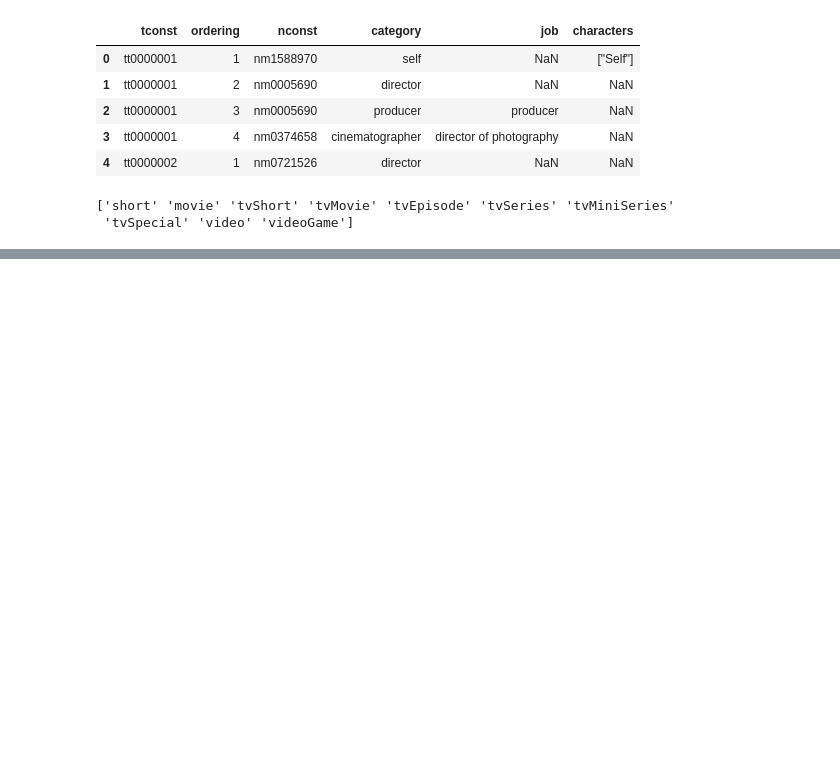
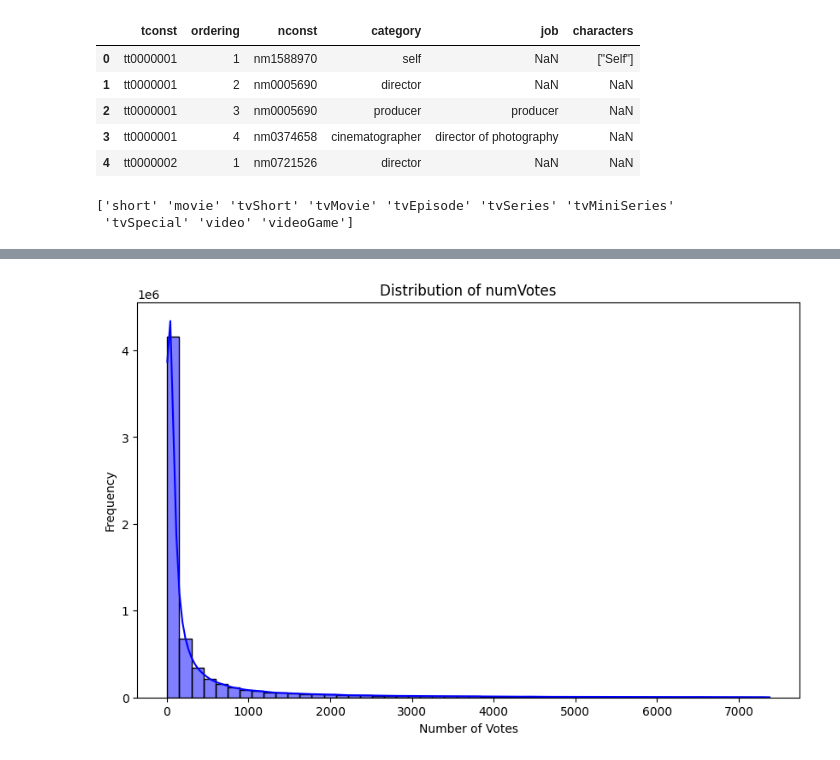
Before and after one commit to saskarov/python-project, a Jupyter notebook: modules/data_import.ipynb, the cells around one changed output, grey strips where cells are left out. Cells and saved outputs as stored; diff of their text form; code cells hidden in the pictures; blank space fills up the shorter version.

```diff
--- a/modules/data_import.ipynb
+++ b/modules/data_import.ipynb
@@ -129,0 +199,3 @@ title_data.head()
+# %%
+# Merging principal cast/crew information
+title_data = pd.merge(title_data, title_principals, on='tconst', how='left')
@@ -129,0 +211,4 @@ title_data.head()
+# %%
+title_data = title_data.drop(columns=['isAdult', 'ordering'], inplace=True)
+# %%
+title_data = title_data.drop(columns=['job'])
@@ -129,0 +227,11 @@ title_data.head()
+# %%
+title_data_filtered = title_data[title_data['numVotes'] < title_data['numVotes'].quantile(0.95)]
+# %%
+plt.figure(figsize=(10, 6))
+sns.histplot(title_data_filtered['numVotes'], bins=50, kde=True, color='blue')
+plt.title('Distribution of numVotes')
+plt.xlabel('Number of Votes')
+plt.ylabel('Frequency')
+plt.show()
+# %% [output]
+[figure, added]
```
Also changed, not shown: parts of 24 cells of this notebook, 3 other files.
